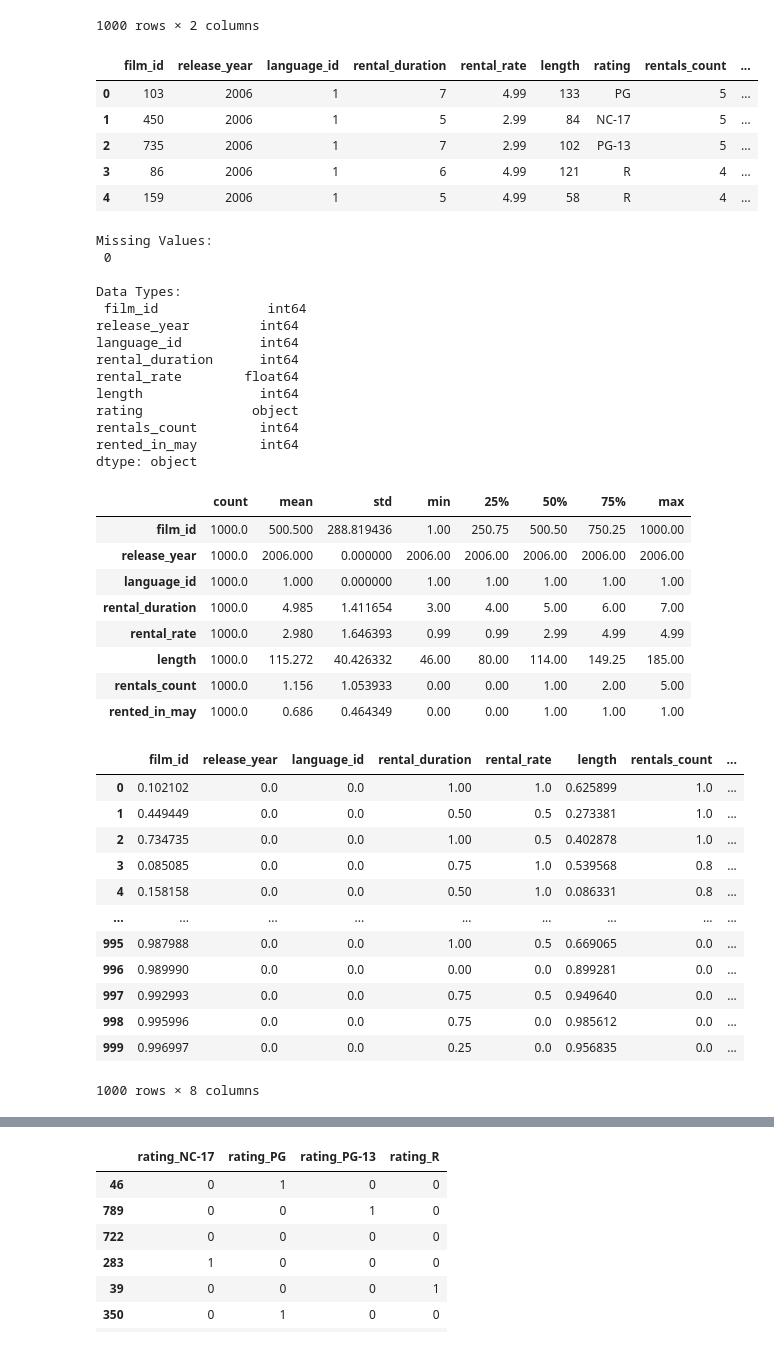
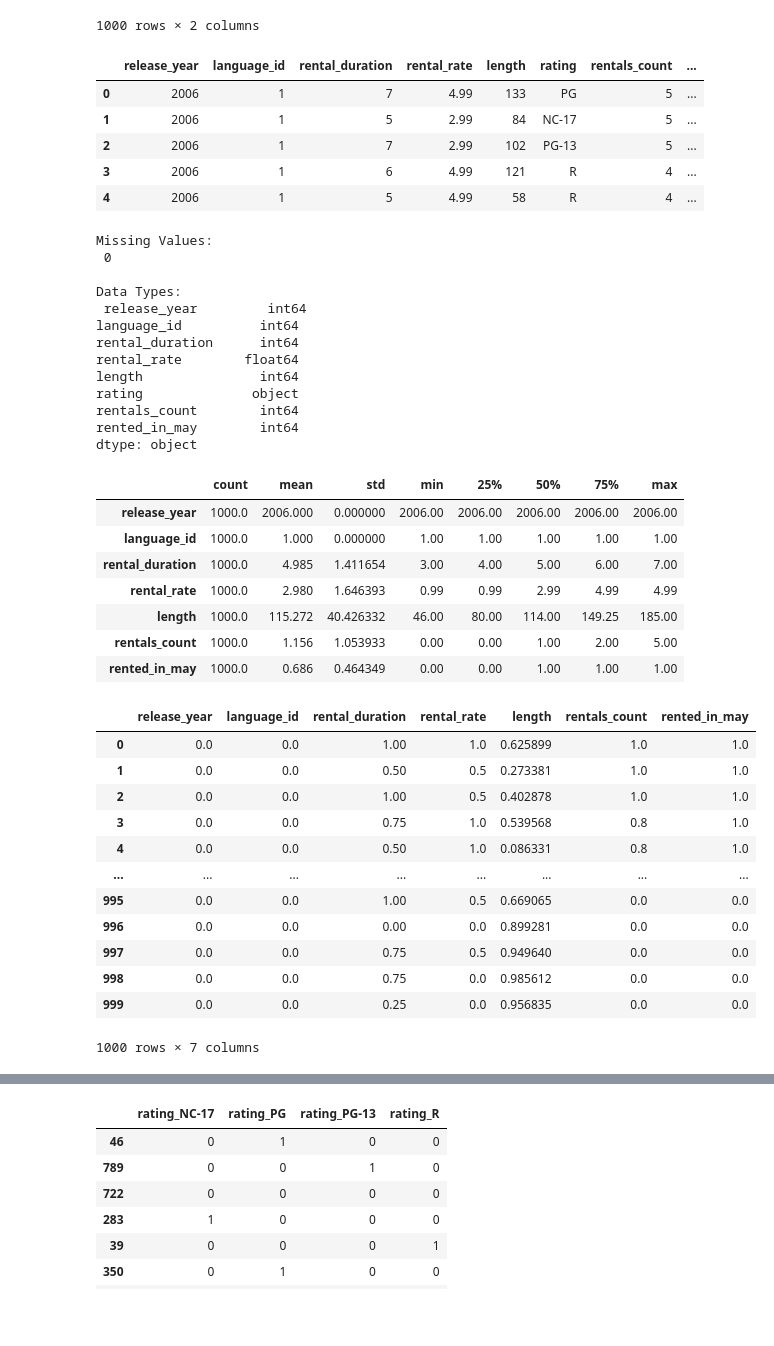
Before and after one commit to Draian123/lab-predictions-logistic-regression, a Jupyter notebook: lab.ipynb, the cells around one changed output, grey strips where cells are left out. Drawn from its saved outputs; the diff is of its cells as text; code cells hidden in the pictures; blank space fills up the shorter version.

```diff
--- a/lab.ipynb
+++ b/lab.ipynb
@@ -89,15 +89,15 @@ df_rental_status
 # %%
 # Concatenate the DataFrames along the rows
 df = pd.merge(data, df_rental_status, on='title')
-df= df.drop(["title"], axis=1)
+df= df.drop(["title","film_id"], axis=1)
 df.head()
 # %% [output]
-|  | film_id | release_year | language_id | rental_duration | rental_rate | length | rating | rentals_count | ... |
-| 0 | 103 | 2006 | 1 | 7 | 4.99 | 133 | PG | 5 | ... |
-| 1 | 450 | 2006 | 1 | 5 | 2.99 | 84 | NC-17 | 5 | ... |
-| 2 | 735 | 2006 | 1 | 7 | 2.99 | 102 | PG-13 | 5 | ... |
-| 3 | 86 | 2006 | 1 | 6 | 4.99 | 121 | R | 4 | ... |
-| 4 | 159 | 2006 | 1 | 5 | 4.99 | 58 | R | 4 | ... |
+|  | release_year | language_id | rental_duration | rental_rate | length | rating | rentals_count | ... |
+| 0 | 2006 | 1 | 7 | 4.99 | 133 | PG | 5 | ... |
+| 1 | 2006 | 1 | 5 | 2.99 | 84 | NC-17 | 5 | ... |
+| 2 | 2006 | 1 | 7 | 2.99 | 102 | PG-13 | 5 | ... |
+| 3 | 2006 | 1 | 6 | 4.99 | 121 | R | 4 | ... |
+| 4 | 2006 | 1 | 5 | 4.99 | 58 | R | 4 | ... |
 # %%
 #4
 # Check for missing values
@@ -114,8 +114,7 @@ Missing Values:
  0
 
 Data Types:
- film_id              int64
-release_year         int64
+ release_year         int64
 language_id          int64
 rental_duration      int64
 rental_rate        float64
@@ -125,7 +124,6 @@ rentals_count        int64
 rented_in_may        int64
 dtype: object
 |  | count | mean | std | min | 25% | 50% | 75% | max |
-| film_id | 1000.0 | 500.500 | 288.819436 | 1.00 | 250.75 | 500.50 | 750.25 | 1000.00 |
 | release_year | 1000.0 | 2006.000 | 0.000000 | 2006.00 | 2006.00 | 2006.00 | 2006.00 | 2006.00 |
 | language_id | 1000.0 | 1.000 | 0.000000 | 1.00 | 1.00 | 1.00 | 1.00 | 1.00 |
 | rental_duration | 1000.0 | 4.985 | 1.411654 | 3.00 | 4.00 | 5.00 | 6.00 | 7.00 |
@@ -147,19 +145,19 @@ x_normalized = transformer.transform(X_num)
 x_norm = pd.DataFrame(x_normalized, columns=X_num.columns)
 x_norm
 # %% [output]
-|  | film_id | release_year | language_id | rental_duration | rental_rate | length | rentals_count | ... |
-| 0 | 0.102102 | 0.0 | 0.0 | 1.00 | 1.0 | 0.625899 | 1.0 | ... |
-| 1 | 0.449449 | 0.0 | 0.0 | 0.50 | 0.5 | 0.273381 | 1.0 | ... |
-| 2 | 0.734735 | 0.0 | 0.0 | 1.00 | 0.5 | 0.402878 | 1.0 | ... |
-| 3 | 0.085085 | 0.0 | 0.0 | 0.75 | 1.0 | 0.539568 | 0.8 | ... |
-| 4 | 0.158158 | 0.0 | 0.0 | 0.50 | 1.0 | 0.086331 | 0.8 | ... |
-| ... | ... | ... | ... | ... | ... | ... | ... | ... |
-| 995 | 0.987988 | 0.0 | 0.0 | 1.00 | 0.5 | 0.669065 | 0.0 | ... |
-| 996 | 0.989990 | 0.0 | 0.0 | 0.00 | 0.0 | 0.899281 | 0.0 | ... |
-| 997 | 0.992993 | 0.0 | 0.0 | 0.75 | 0.5 | 0.949640 | 0.0 | ... |
-| 998 | 0.995996 | 0.0 | 0.0 | 0.75 | 0.0 | 0.985612 | 0.0 | ... |
-| 999 | 0.996997 | 0.0 | 0.0 | 0.25 | 0.0 | 0.956835 | 0.0 | ... |
+|  | release_year | language_id | rental_duration | rental_rate | length | rentals_count | rented_in_may |
+| 0 | 0.0 | 0.0 | 1.00 | 1.0 | 0.625899 | 1.0 | 1.0 |
+| 1 | 0.0 | 0.0 | 0.50 | 0.5 | 0.273381 | 1.0 | 1.0 |
+| 2 | 0.0 | 0.0 | 1.00 | 0.5 | 0.402878 | 1.0 | 1.0 |
+| 3 | 0.0 | 0.0 | 0.75 | 1.0 | 0.539568 | 0.8 | 1.0 |
+| 4 | 0.0 | 0.0 | 0.50 | 1.0 | 0.086331 | 0.8 | 1.0 |
+| ... | ... | ... | ... | ... | ... | ... | ... |
+| 995 | 0.0 | 0.0 | 1.00 | 0.5 | 0.669065 | 0.0 | 0.0 |
+| 996 | 0.0 | 0.0 | 0.00 | 0.0 | 0.899281 | 0.0 | 0.0 |
+| 997 | 0.0 | 0.0 | 0.75 | 0.5 | 0.949640 | 0.0 | 0.0 |
+| 998 | 0.0 | 0.0 | 0.75 | 0.0 | 0.985612 | 0.0 | 0.0 |
+| 999 | 0.0 | 0.0 | 0.25 | 0.0 | 0.956835 | 0.0 | 0.0 |
-1000 rows × 8 columns
+1000 rows × 7 columns
 # %%
 y = df['rented_in_may']
 X = df.drop('rented_in_may', axis=1)
```
Also changed, not shown: parts of 7 cells of this notebook.
